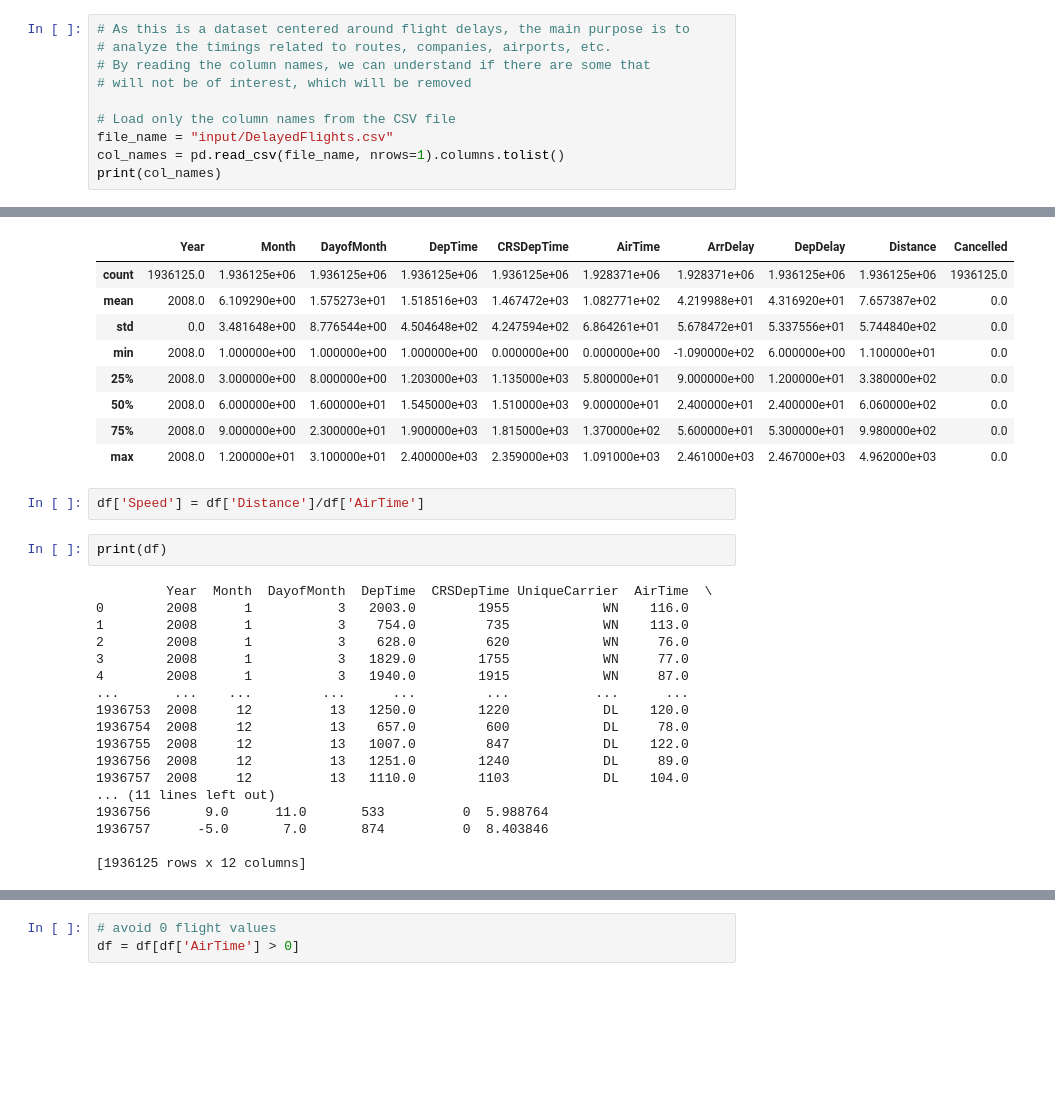
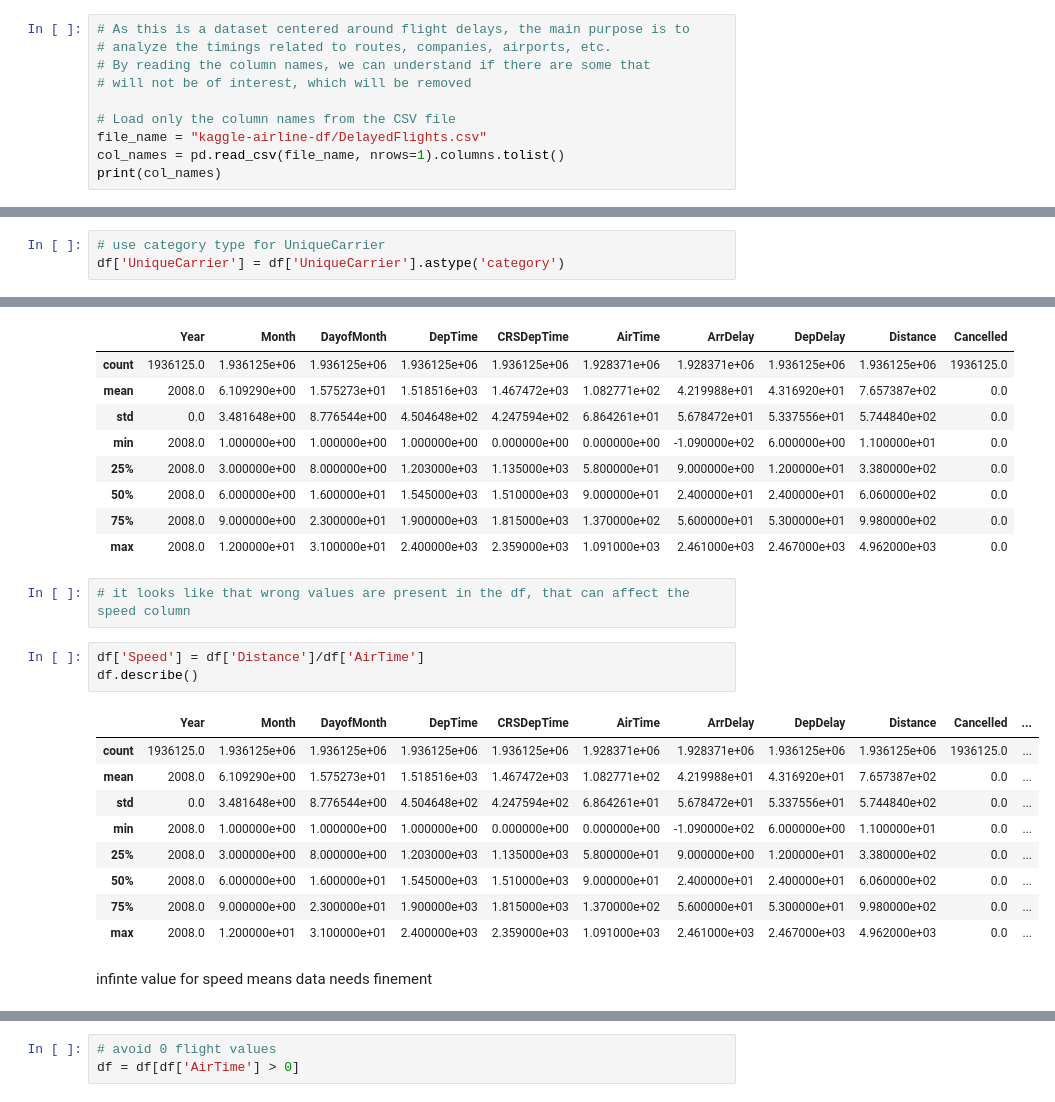
Before and after one commit to ndrini/CDP_M1_T01_numpy, a Jupyter notebook: M1_T02_dataframe.ipynb, the cells around one changed output, grey strips where cells are left out. Drawn from its saved outputs; the diff is of its cells as text; blank space fills up the shorter version.

Commit message:
feat: infinite speed value highlight

```diff
--- a/M1_T02_dataframe.ipynb
+++ b/M1_T02_dataframe.ipynb
@@ -48,7 +56,7 @@ Archive:  airlinedelaycauses.zip
 # will not be of interest, which will be removed
 
 # Load only the column names from the CSV file
-file_name = "input/DelayedFlights.csv"
+file_name = "kaggle-airline-df/DelayedFlights.csv"
 col_names = pd.read_csv(file_name, nrows=1).columns.tolist()
 print(col_names)
 # %% [output]
@@ -162,0 +189,3 @@ print(df)
+# %%
+# use category type for UniqueCarrier
+df['UniqueCarrier'] = df['UniqueCarrier'].astype('category')
@@ -198,26 +246,21 @@ df.describe()
 | 50% | 2008.0 | 6.000000e+00 | 1.600000e+01 | 1.545000e+03 | 1.510000e+03 | 9.000000e+01 | 2.400000e+01 | 2.400000e+01 | 6.060000e+02 | 0.0 |
 | 75% | 2008.0 | 9.000000e+00 | 2.300000e+01 | 1.900000e+03 | 1.815000e+03 | 1.370000e+02 | 5.600000e+01 | 5.300000e+01 | 9.980000e+02 | 0.0 |
 | max | 2008.0 | 1.200000e+01 | 3.100000e+01 | 2.400000e+03 | 2.359000e+03 | 1.091000e+03 | 2.461000e+03 | 2.467000e+03 | 4.962000e+03 | 0.0 |
+# %%
+# it looks like that wrong values are present in the df, that can affect the speed column
 # %%
 df['Speed'] = df['Distance']/df['AirTime']
+df.describe()
+# %% [output]
+|  | Year | Month | DayofMonth | DepTime | CRSDepTime | AirTime | ArrDelay | DepDelay | Distance | Cancelled | ... |
+| count | 1936125.0 | 1.936125e+06 | 1.936125e+06 | 1.936125e+06 | 1.936125e+06 | 1.928371e+06 | 1.928371e+06 | 1.936125e+06 | 1.936125e+06 | 1936125.0 | ... |
+| mean | 2008.0 | 6.109290e+00 | 1.575273e+01 | 1.518516e+03 | 1.467472e+03 | 1.082771e+02 | 4.219988e+01 | 4.316920e+01 | 7.657387e+02 | 0.0 | ... |
+| std | 0.0 | 3.481648e+00 | 8.776544e+00 | 4.504648e+02 | 4.247594e+02 | 6.864261e+01 | 5.678472e+01 | 5.337556e+01 | 5.744840e+02 | 0.0 | ... |
+| min | 2008.0 | 1.000000e+00 | 1.000000e+00 | 1.000000e+00 | 0.000000e+00 | 0.000000e+00 | -1.090000e+02 | 6.000000e+00 | 1.100000e+01 | 0.0 | ... |
+| 25% | 2008.0 | 3.000000e+00 | 8.000000e+00 | 1.203000e+03 | 1.135000e+03 | 5.800000e+01 | 9.000000e+00 | 1.200000e+01 | 3.380000e+02 | 0.0 | ... |
+| 50% | 2008.0 | 6.000000e+00 | 1.600000e+01 | 1.545000e+03 | 1.510000e+03 | 9.000000e+01 | 2.400000e+01 | 2.400000e+01 | 6.060000e+02 | 0.0 | ... |
+| 75% | 2008.0 | 9.000000e+00 | 2.300000e+01 | 1.900000e+03 | 1.815000e+03 | 1.370000e+02 | 5.600000e+01 | 5.300000e+01 | 9.980000e+02 | 0.0 | ... |
+| max | 2008.0 | 1.200000e+01 | 3.100000e+01 | 2.400000e+03 | 2.359000e+03 | 1.091000e+03 | 2.461000e+03 | 2.467000e+03 | 4.962000e+03 | 0.0 | ... |
-# %%
-print(df)
-# %% [output]
-         Year  Month  DayofMonth  DepTime  CRSDepTime UniqueCarrier  AirTime  \
-0        2008      1           3   2003.0        1955            WN    116.0
-1        2008      1           3    754.0         735            WN    113.0
-2        2008      1           3    628.0         620            WN     76.0
-3        2008      1           3   1829.0        1755            WN     77.0
-4        2008      1           3   1940.0        1915            WN     87.0
-...       ...    ...         ...      ...         ...           ...      ...
-1936753  2008     12          13   1250.0        1220            DL    120.0
-1936754  2008     12          13    657.0         600            DL     78.0
-1936755  2008     12          13   1007.0         847            DL    122.0
-1936756  2008     12          13   1251.0        1240            DL     89.0
-1936757  2008     12          13   1110.0        1103            DL    104.0
-... (11 lines left out)
-1936756       9.0      11.0       533          0  5.988764
-1936757      -5.0       7.0       874          0  8.403846
-
-[1936125 rows x 12 columns]
+# %% [markdown]
+infinte value for speed means data needs finement
 # %%
```
Also changed, not shown: parts of 18 cells of this notebook.
